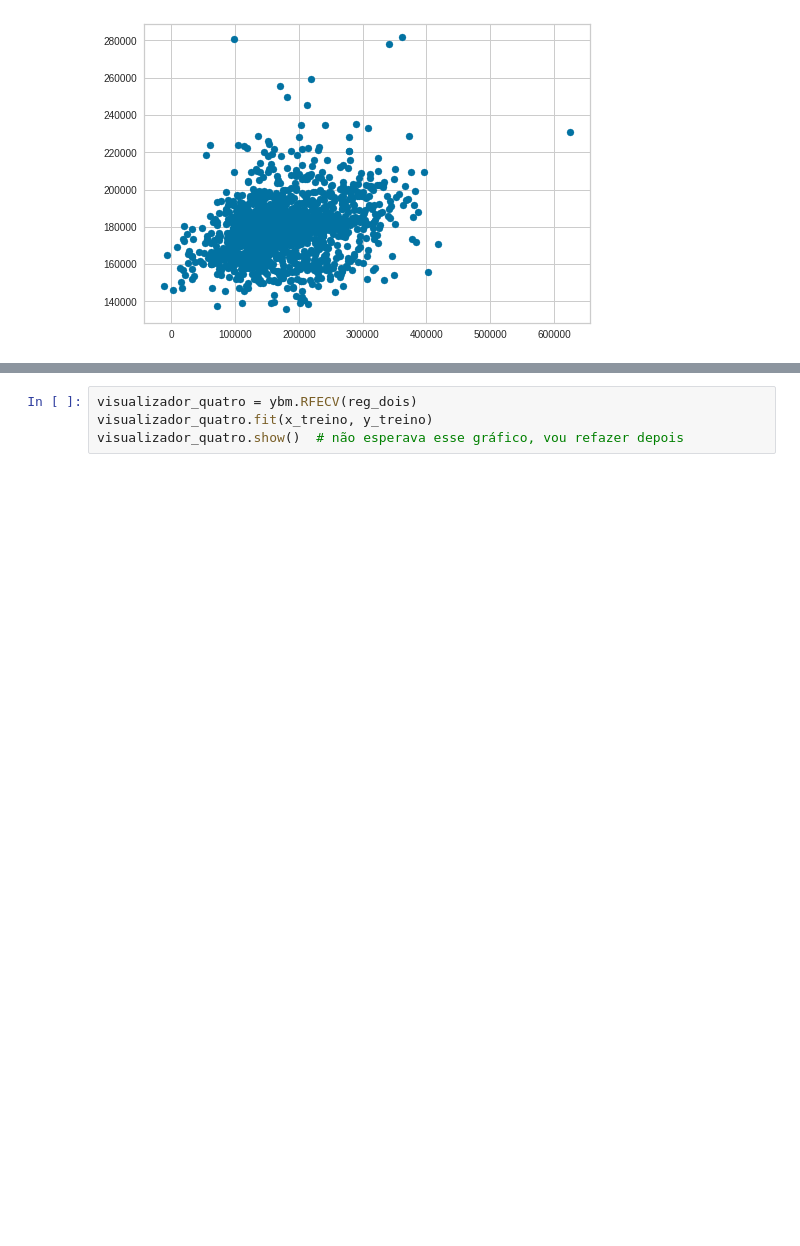
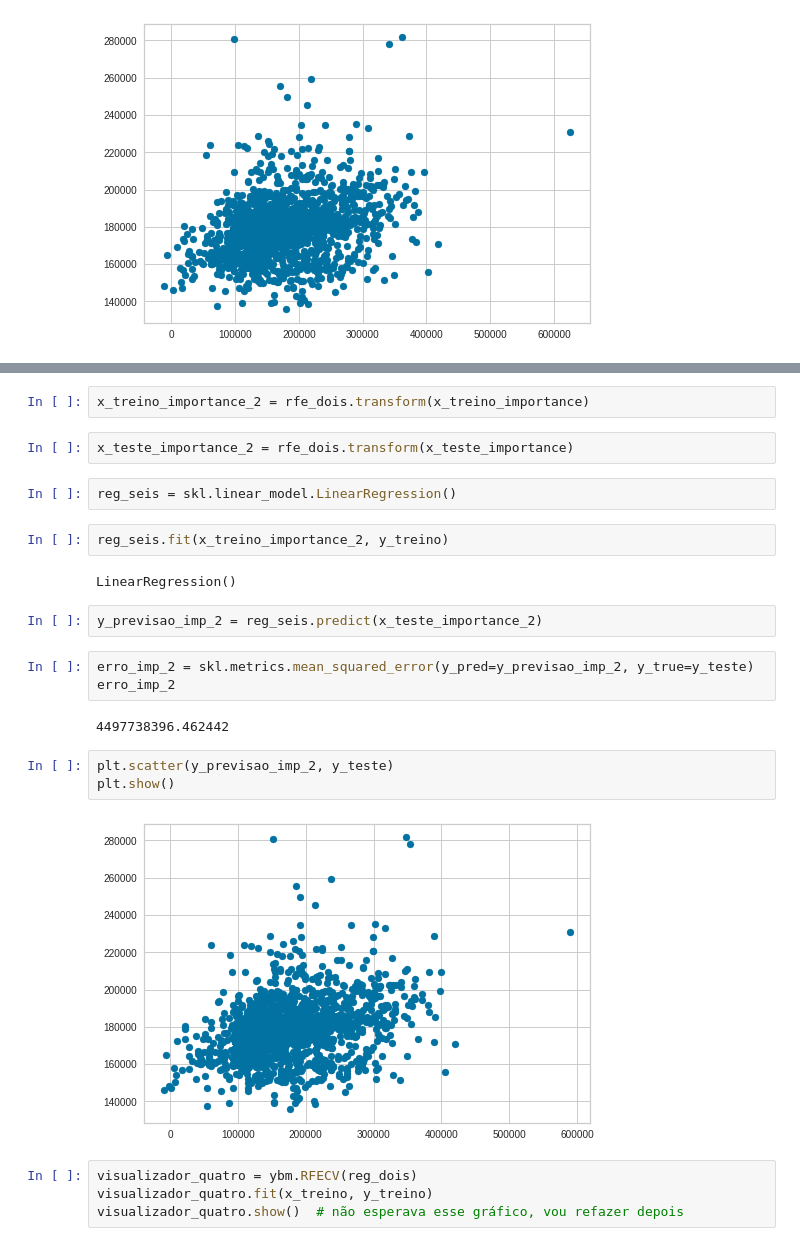
Before and after one commit to mikaelcordeiro/semanas, a Jupyter notebook: semana6/semana_6.ipynb, the cells around one changed output, grey strips where cells are left out. Saved outputs shown, nothing was run; the diff lists cells and outputs as text; blank space fills up the shorter version.

```diff
--- a/semana6/semana_6.ipynb
+++ b/semana6/semana_6.ipynb
@@ -410,3 +445,25 @@ plt.show()
+# %%
+x_treino_importance_2 = rfe_dois.transform(x_treino_importance)
+# %%
+x_teste_importance_2 = rfe_dois.transform(x_teste_importance)
+# %%
+reg_seis = skl.linear_model.LinearRegression()
+# %%
+reg_seis.fit(x_treino_importance_2, y_treino)
+# %% [output]
+LinearRegression()
+# %%
+y_previsao_imp_2 = reg_seis.predict(x_teste_importance_2)
+# %%
+erro_imp_2 = skl.metrics.mean_squared_error(y_pred=y_previsao_imp_2, y_true=y_teste)
+erro_imp_2
+# %% [output]
+4497738396.462442
+# %%
+plt.scatter(y_previsao_imp_2, y_teste)
+plt.show()
+# %% [output]
+[figure, added]
 # %%
 visualizador_quatro = ybm.RFECV(reg_dois)
 visualizador_quatro.fit(x_treino, y_treino)
```
Also changed, not shown: parts of 7 cells of this notebook.
